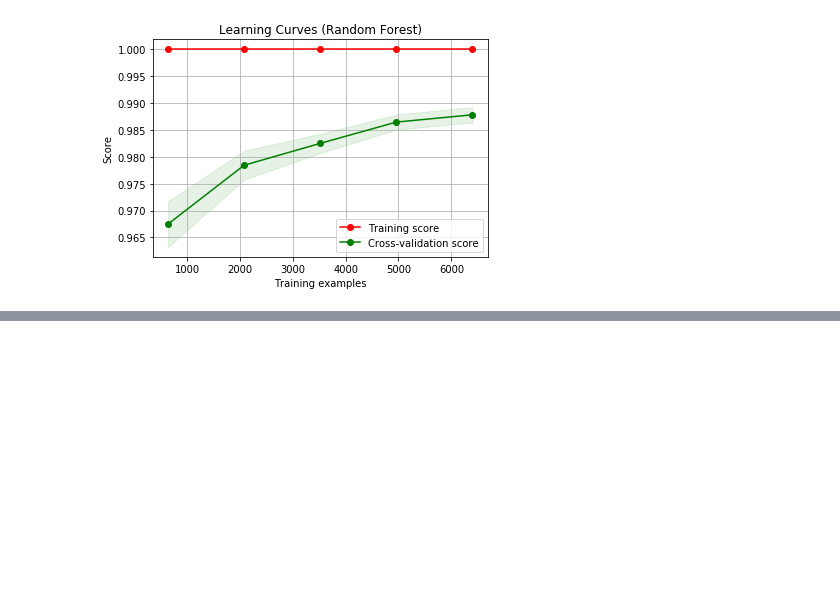
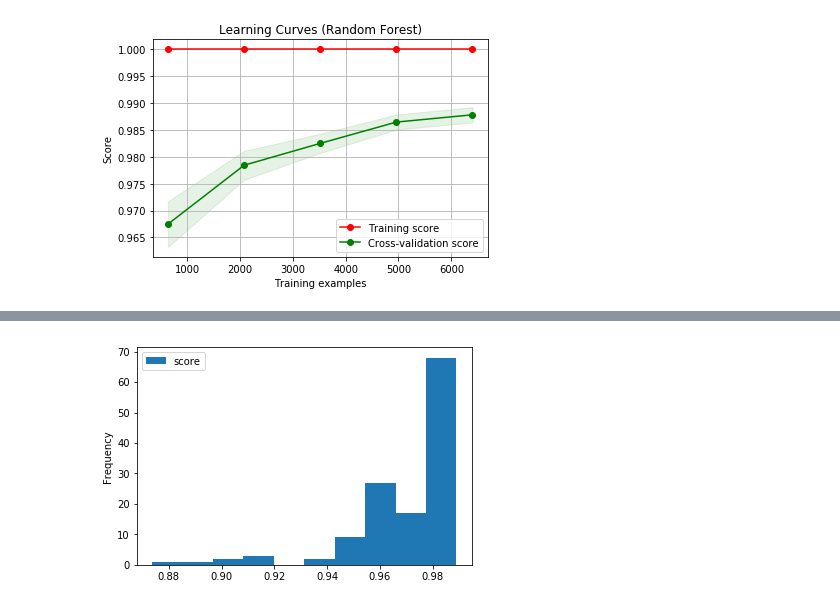
Before and after one commit to hhz-analytics-team/hr-competition, a Jupyter notebook: hr_competition_10_random_forest.ipynb, the cells around one changed output, grey strips where cells are left out. Cells and saved outputs as stored; diff of their text form; code cells hidden in the pictures; blank space fills up the shorter version.

Commit message:
added feature selection algorithm

```diff
--- a/hr_competition_10_random_forest.ipynb
+++ b/hr_competition_10_random_forest.ipynb
@@ -346,0 +387,5 @@ plt.show()
+# %%
+# Datentyp von Category in Object umwandeln
+for col in dff.select_dtypes(['category']):
+    print('transforming', col)
+    dff[col] = dff[col].astype('str')
@@ -346,0 +398,4 @@ plt.show()
+# %%
+columns = list(dff.columns)
+columns.remove('hasLeftCompany')
+columns
@@ -346,0 +416,3 @@ plt.show()
+# %%
+for i in range(0,4):
+    print(len(set(it.combinations(columns,i))))
@@ -346,0 +424,22 @@ plt.show()
+# %%
+results = pd.DataFrame([], columns=['combination', 'score'])
+for i in range(0,4):
+    combinations = set(it.combinations(columns,i))
+    for idx, comb in enumerate(combinations):
+        print()
+        print('calculating... combinations with ' + str(i) + ' elements :: ' + str(idx + 1) + ' of ' + str(len(combinations)))
+        comb = list(comb)
+        comb.append('hasLeftCompany')
+        df = pd.get_dummies(dff.drop(comb, axis=1)).join(dff[['hasLeftCompany']])
+        y = df['hasLeftCompany'].values
+        X = df.drop(['hasLeftCompany'], axis=1).values
+        X_train, X_test, y_train, y_test = train_test_split(X, y, test_size=0.2, random_state=42)
+        scaler = MinMaxScaler()
+        X_train_scaled = scaler.fit_transform(X_train)
+        X_test_scaled = scaler.transform(X_test)
+        clf = RandomForestClassifier(criterion='gini', max_features=0.6, n_estimators=300)
+        scores = cross_val_score(clf, X_train_scaled, y_train, cv=5, n_jobs=-1)
+        results = results.append(pd.DataFrame([[','.join(comb), scores.mean()]], columns=results.columns))
+        clear_output()
+        print(color.BOLD + 'best scores so far:' + color.END)
+        print(results.sort_values('score', ascending=False).head(5))
@@ -346,0 +454,4 @@ plt.show()
+# %%
+results.plot.hist();
+# %% [output]
+[figure, added]
```
Also changed, not shown: parts of 22 cells of this notebook.
